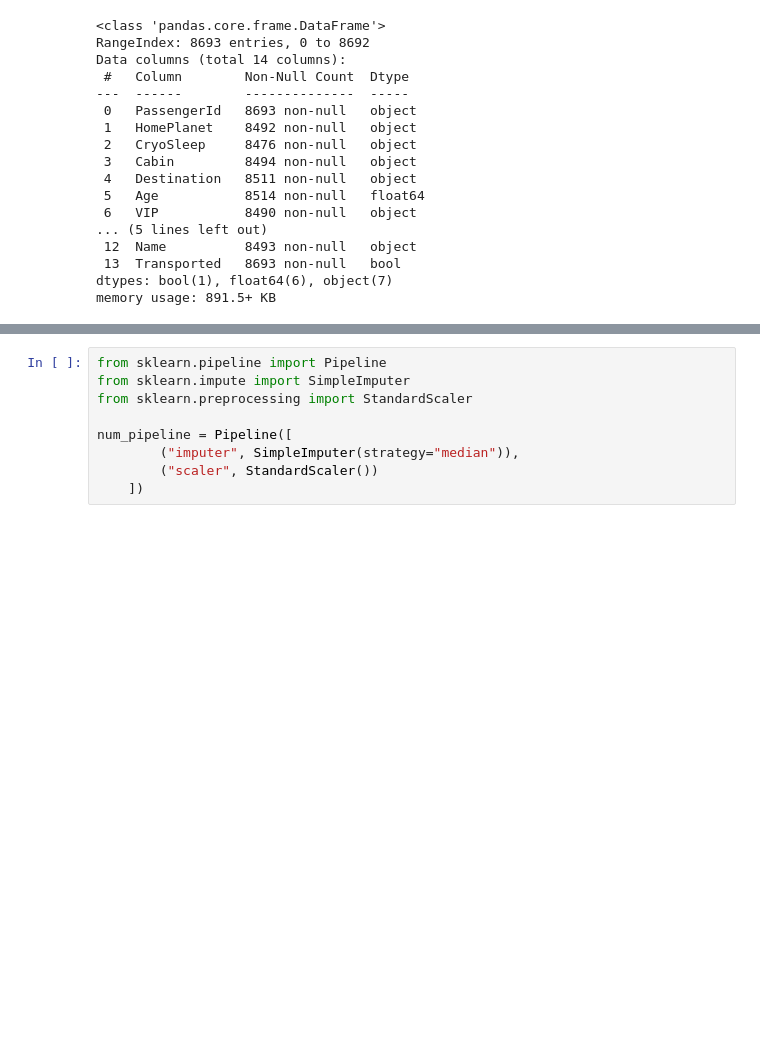
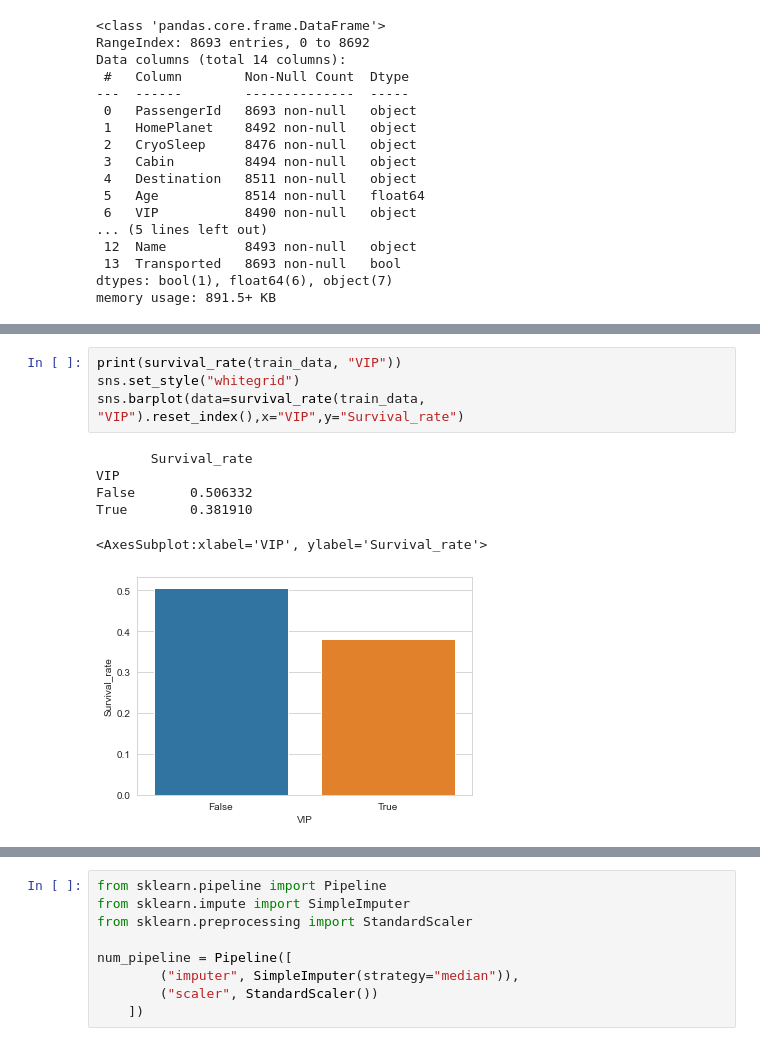
Before and after one commit to remimendes/PE_IA_RM, a Jupyter notebook: Python_script/spaceship_titanic_competition/Spaceship_Titanic_competition.ipynb, the cells around one changed output, grey strips where cells are left out. Saved outputs shown, nothing was run; the diff lists cells and outputs as text; blank space fills up the shorter version.

```diff
--- a/Python_script/spaceship_titanic_competition/Spaceship_Titanic_competition.ipynb
+++ b/Python_script/spaceship_titanic_competition/Spaceship_Titanic_competition.ipynb
@@ -26,0 +100,11 @@ memory usage: 891.5+ KB
+# %%
+print(survival_rate(train_data, "VIP"))
+sns.set_style("whitegrid")
+sns.barplot(data=survival_rate(train_data, "VIP").reset_index(),x="VIP",y="Survival_rate")
+# %% [output]
+       Survival_rate
+VIP
+False       0.506332
+True        0.381910
+<AxesSubplot:xlabel='VIP', ylabel='Survival_rate'>
+[figure, added]
```
Also changed, not shown: parts of 76 cells of this notebook, 1 other file.
